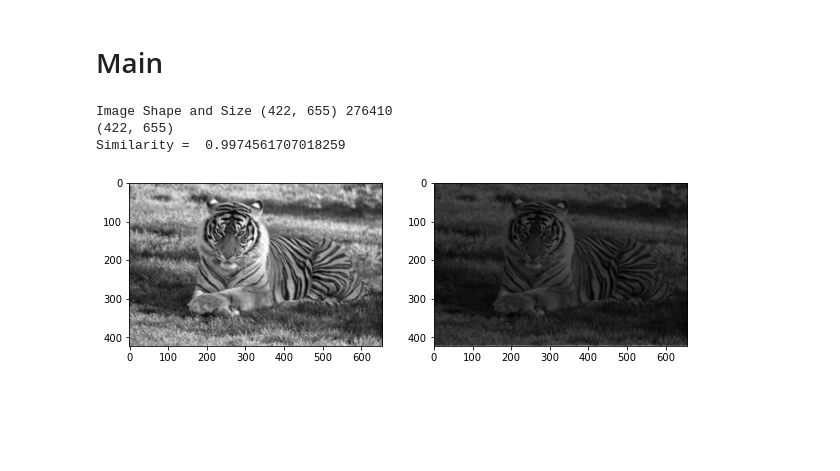
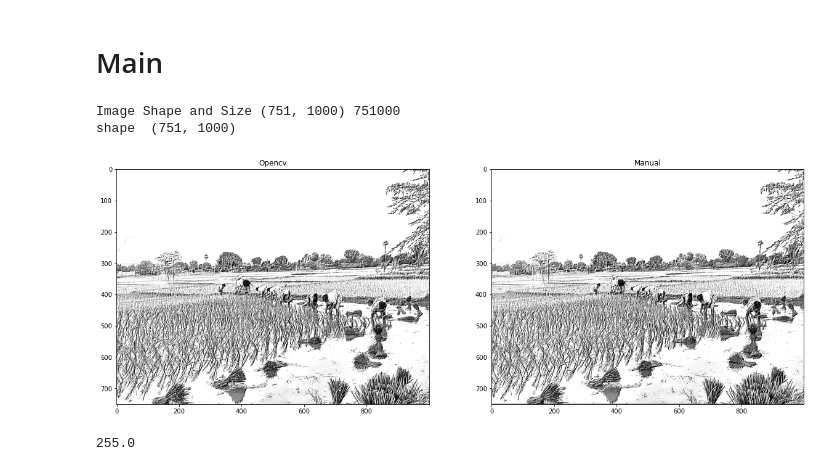
Before and after one commit to Rifat-Hosen/Image_Processing, a Jupyter notebook: Assignment4/Neighborhood.ipynb, the cells around one changed output. Saved outputs shown, nothing was run; the diff lists cells and outputs as text; code cells hidden in the pictures; blank space fills up the shorter version.

```diff
--- a/Assignment4/Neighborhood.ipynb
+++ b/Assignment4/Neighborhood.ipynb
@@ -9,7 +9,7 @@ global cnt
 # Read Image
 # %%
 def read_image():
-    path = "/media/rifat/STUDY/4-1/LAB/Image_Processing/image/tiger.png"
+    path = "/media/rifat/STUDY/4-1/LAB/Image_Processing/image/paddy.jpeg"
     img = plt.imread(path)
     grayscal = cv.cvtColor(img,cv.COLOR_RGB2GRAY)
     return img, grayscal
@@ -64,7 +36,7 @@ def kernel_build():
     kernel2 = np.array([[1, 0, 0], [0, 1, 0], [0, 0, 1]])
     kernel3 = np.array([[2, 1, 0], [1, 0, -1], [0, 1, -2]])
     kernel4 = np.array([[-1, -1, -1], [-1, 8, -1], [-1, -1, -1]])
-    kernel5 = np.array([[1, 2 , 1], [0, 0 , 0], [-1, -2 , -1]])
+    kernel5 = np.array([[1, 0 , 2], [0,  0, 0], [-1, 0 , -2]])
     kernel6 = np.array([[-1, -1, 2], [-1, 2, -1], [-1, -1, 2]])
     kernel = [kernel1,kernel2,kernel3,kernel4,kernel5,kernel6]
-    return kernel2
+    return kernel3
@@ -71,3 +55,20 @@ def kernel_build():
+# %%
+def convolution2d1(image, kernel):
+    m, n = kernel.shape
+    pad= 1
+    image = np.pad(image,1,constant_values = 0)
+
+    r, c = image.shape
+
+    new_image = np.zeros((r, c))
+
+    for i in range(r-2):
+        for j in range(c-2):
+            s = np.sum(image[i:i+m, j:j+n]*kernel)
+            s = min(255,s)
+            s = max(0,s)
+            new_image[i][j] =s
+    return new_image[1:-1,1:-1]
 # %%
 def hisogram_opencv(img,img1):
     histr = cv.calcHist([img],[0],None,[256],[0,256])
@@ -81,20 +85,28 @@ def hisogram_opencv(img,img1):
 # %%
 if __name__ == "__main__":
     img, grayscal = read_image()
     print("Image Shape and Size",grayscal.shape, grayscal.size)
     kernel = kernel_build()
-    img_manual = neighborhood_manual(grayscal,kernel)
+    img_manual = convolution2d1(grayscal,kernel)
+    print("shape ", img_manual.shape)
     img_opencv = neighborhood_opencv(grayscal,kernel)
-    compare(img_manual,img_opencv)
+    #compare(img_manual,img_opencv)
 
-    plt.figure(figsize=(10,3))
+
+    plt.figure(figsize=(20,10))
     plt.subplot(1,2,1)
     plt.imshow(img_opencv,cmap = 'gray')
+    plt.title("Opencv")
     plt.subplot(1,2,2)
     plt.imshow(img_manual,cmap = 'gray')
+    plt.title("Manual")
+    plt.savefig("sd.jpg")
     plt.show()
+
+
+    print(img_manual.max())
 # %% [output]
-Image Shape and Size (422, 655) 276410
-(422, 655)
-Similarity =  0.9974561707018259
+Image Shape and Size (751, 1000) 751000
+shape  (751, 1000)
-[figure, old version]
+[figure, new version]
+255.0
```
Also changed, not shown: parts of 6 cells of this notebook, 45 other files.
